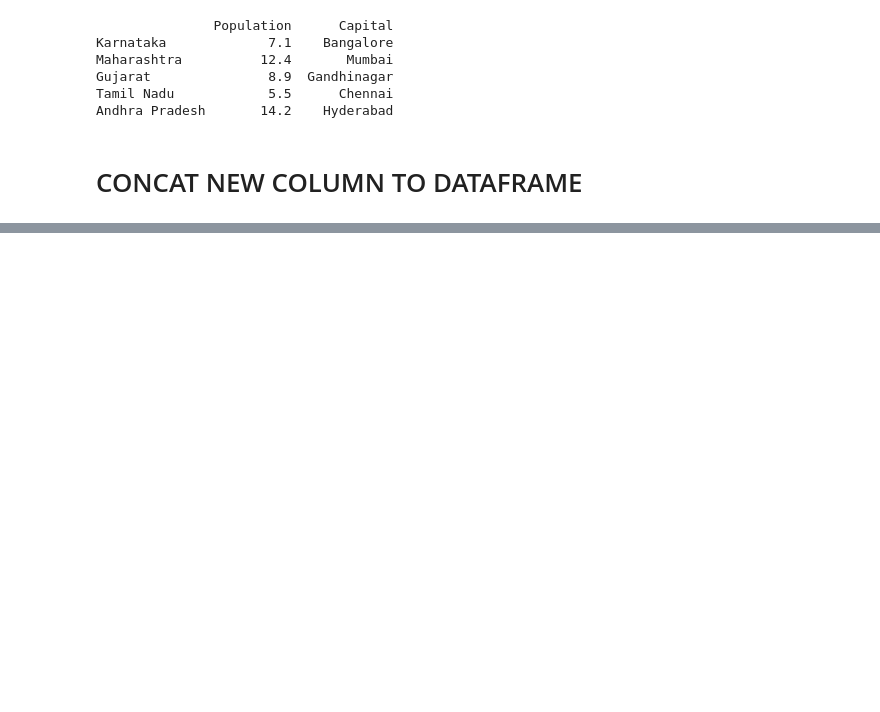
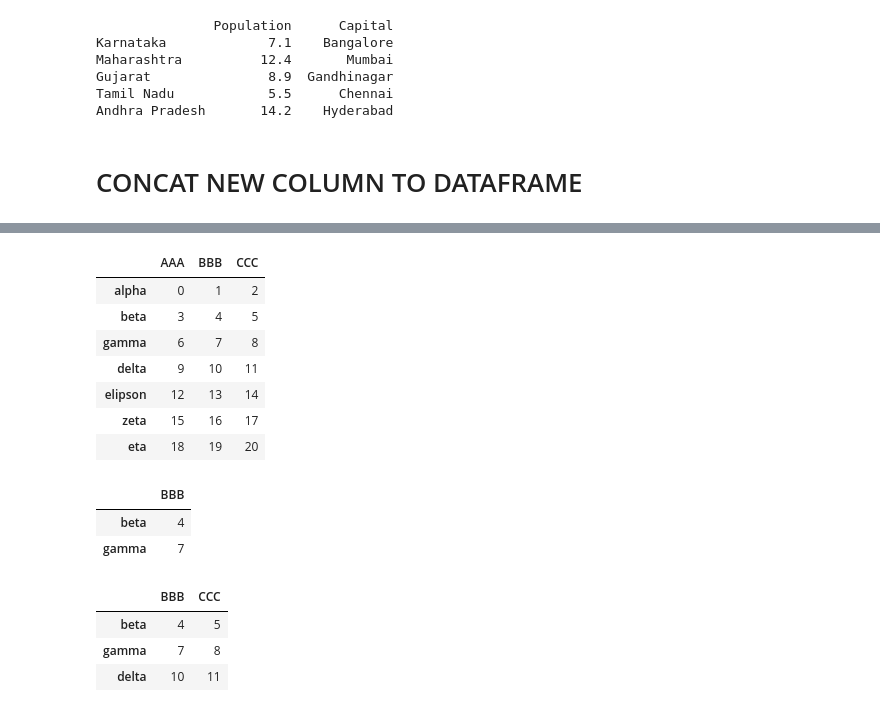
Before and after one commit to nihalnadaf/PYDATABASE, a Jupyter notebook: Pandas.ipynb, the cells around one changed output, grey strips where cells are left out. Saved outputs shown, nothing was run; the diff lists cells and outputs as text; code cells hidden in the pictures; blank space fills up the shorter version.

```diff
--- a/Pandas.ipynb
+++ b/Pandas.ipynb
@@ -230,0 +380,24 @@ Andhra Pradesh       14.2    Hyderabad
+# %%
+df
+# %% [output]
+|  | AAA | BBB | CCC |
+| alpha | 0 | 1 | 2 |
+| beta | 3 | 4 | 5 |
+| gamma | 6 | 7 | 8 |
+| delta | 9 | 10 | 11 |
+| elipson | 12 | 13 | 14 |
+| zeta | 15 | 16 | 17 |
+| eta | 18 | 19 | 20 |
+# %%
+df.iloc[1:3,1:2]  #Syntax :  df.iloc[ rows, columns]
+# %% [output]
+|  | BBB |
+| beta | 4 |
+| gamma | 7 |
+# %%
+df.loc['beta':'delta','BBB':'CCC']
+# %% [output]
+|  | BBB | CCC |
+| beta | 4 | 5 |
+| gamma | 7 | 8 |
+| delta | 10 | 11 |
```
Also changed, not shown: parts of 23 cells of this notebook.
